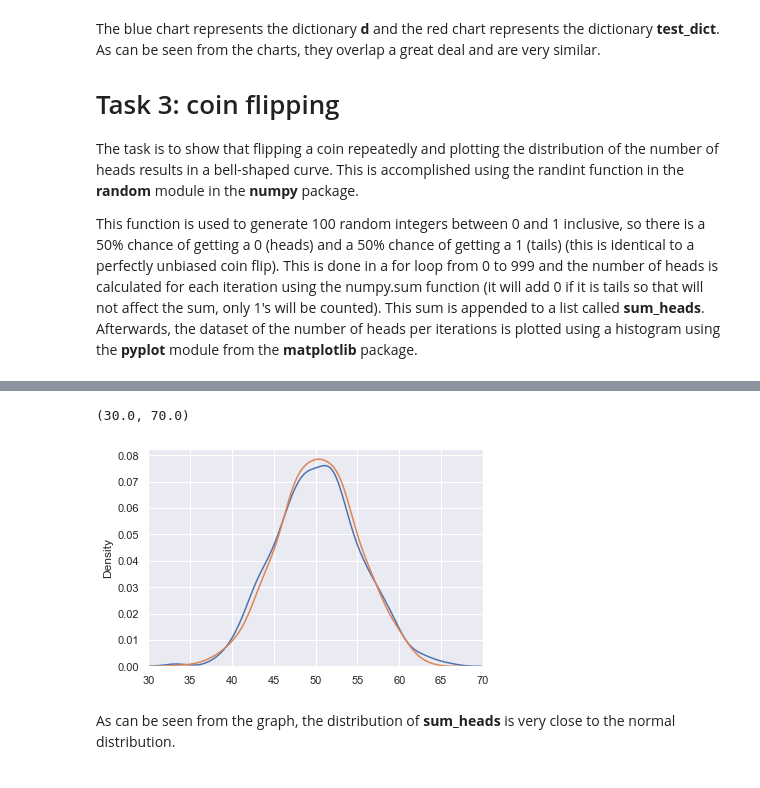
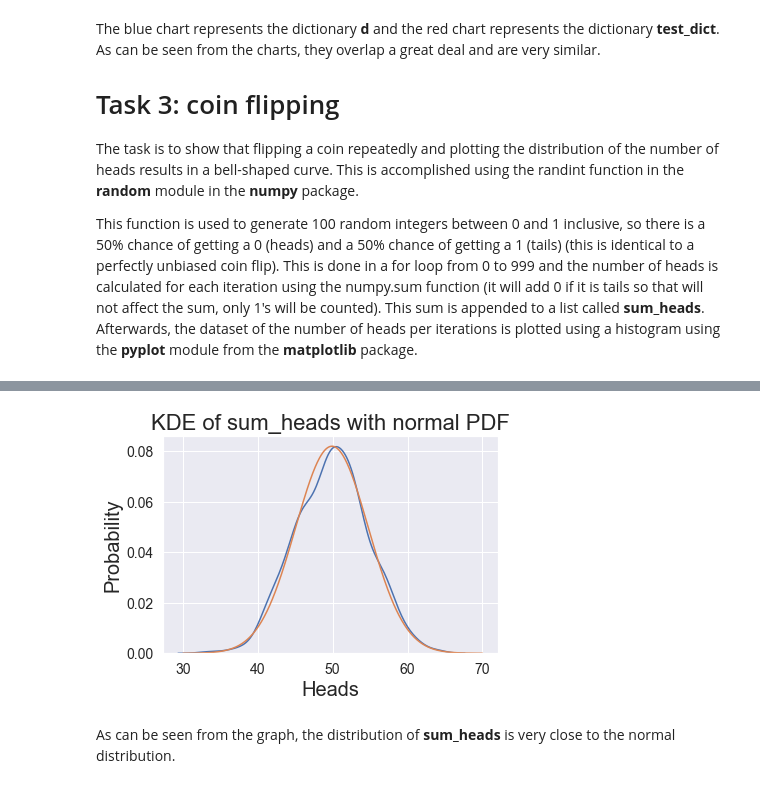
Before and after one commit to AlanQuille/fodaTasks, a Jupyter notebook: Tasks2020.ipynb, the cells around one changed output, grey strips where cells are left out. Cells and saved outputs as stored; diff of their text form; code cells hidden in the pictures.

```diff
--- a/Tasks2020.ipynb
+++ b/Tasks2020.ipynb
@@ -215,19 +228,37 @@ As can be seen from the histogram, the distribution of **sum_heads** resembles a
-# %%
-import seaborn as sns
-sns.set()
-
-#
-normal_dist = np.random.normal(np.mean(sum_heads), np.std(sum_heads), len(sum_heads))
-
-fig, ax = plt.subplots()
-for a in [sum_heads, normal_dist]:
-    sns.kdeplot(a)
-ax.set_xlim([30, 70])
-
-#sns.displot(sum_heads, kind="kde", fill=True);
-# %% [output]
-(30.0, 70.0)
-[figure, removed]
+# %%
+import seaborn as sns
+sns.set()
+
+# generate x values in range of histogram shown previously
+x = np.linspace(30, 70, len(sum_heads))
+
+# calculate multiplicative factors of PDF of normal distribution
+f1 = 1/(np.std(sum_heads)*np.sqrt(2*np.pi))
+f3 = x - np.mean(sum_heads)
+f2 = (f3*f3)/(np.std(sum_heads)*np.std(sum_heads))
+# calculate PDF using multiplicative factors
+normal_pdf = f1*np.exp(-0.5 * (f2))
+
+
+# Plot KDE of sum_heads and plot of normal_pdf
+# on same axes
+sns.kdeplot(sum_heads)
+plt.plot(x, normal_pdf)
+
+# Title of plots
+plt.title("KDE of sum_heads with normal PDF", fontsize=22)
+
+# the x label of plots
+plt.xlabel("Heads", fontsize=20)
+
+# the y label of bar charts
+plt.ylabel("Probability", fontsize=20)
+
+# change size of ticks of x and y axes
+ax = plt.gca()
+ax.tick_params(axis = 'both', which = 'major', labelsize = 14)
+# %% [output]
+[figure, added]
 # %% [markdown]
 As can be seen from the graph, the distribution of **sum_heads** is very close to the normal distribution.
 # %% [markdown]
```
Also changed, not shown: parts of 2 cells of this notebook.
